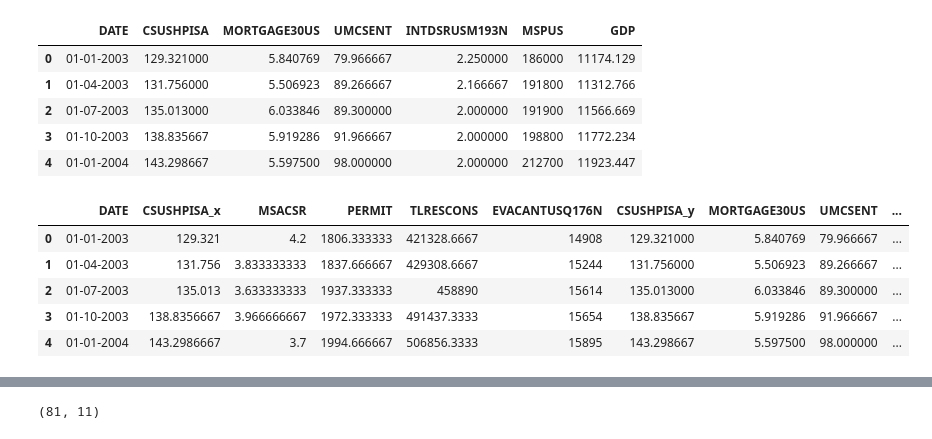
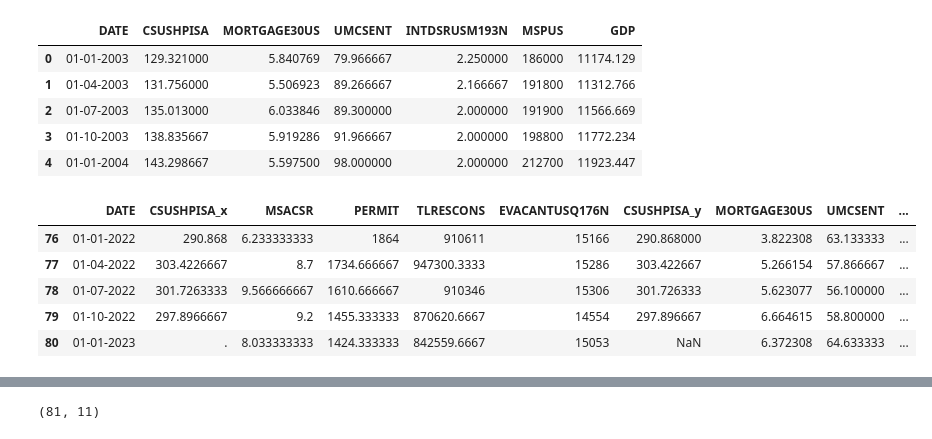
Before and after one commit to CptSasquatch/project-4, a Jupyter notebook: jason/us_housing.ipynb, the cells around one changed output, grey strips where cells are left out. Cells and saved outputs as stored; diff of their text form; code cells hidden in the pictures.

```diff
--- a/jason/us_housing.ipynb
+++ b/jason/us_housing.ipynb
@@ -40,14 +40,14 @@ demand_df.head()
 # %%
 # combine data
 combined_df = pd.merge(supply_df, demand_df, on="DATE")
-combined_df.head()
+combined_df.tail()
 # %% [output]
 |  | DATE | CSUSHPISA_x | MSACSR | PERMIT | TLRESCONS | EVACANTUSQ176N | CSUSHPISA_y | MORTGAGE30US | UMCSENT | ... |
-| 0 | 01-01-2003 | 129.321 | 4.2 | 1806.333333 | 421328.6667 | 14908 | 129.321000 | 5.840769 | 79.966667 | ... |
-| 1 | 01-04-2003 | 131.756 | 3.833333333 | 1837.666667 | 429308.6667 | 15244 | 131.756000 | 5.506923 | 89.266667 | ... |
-| 2 | 01-07-2003 | 135.013 | 3.633333333 | 1937.333333 | 458890 | 15614 | 135.013000 | 6.033846 | 89.300000 | ... |
-| 3 | 01-10-2003 | 138.8356667 | 3.966666667 | 1972.333333 | 491437.3333 | 15654 | 138.835667 | 5.919286 | 91.966667 | ... |
-| 4 | 01-01-2004 | 143.2986667 | 3.7 | 1994.666667 | 506856.3333 | 15895 | 143.298667 | 5.597500 | 98.000000 | ... |
+| 76 | 01-01-2022 | 290.868 | 6.233333333 | 1864 | 910611 | 15166 | 290.868000 | 3.822308 | 63.133333 | ... |
+| 77 | 01-04-2022 | 303.4226667 | 8.7 | 1734.666667 | 947300.3333 | 15286 | 303.422667 | 5.266154 | 57.866667 | ... |
+| 78 | 01-07-2022 | 301.7263333 | 9.566666667 | 1610.666667 | 910346 | 15306 | 301.726333 | 5.623077 | 56.100000 | ... |
+| 79 | 01-10-2022 | 297.8966667 | 9.2 | 1455.333333 | 870620.6667 | 14554 | 297.896667 | 6.664615 | 58.800000 | ... |
+| 80 | 01-01-2023 | . | 8.033333333 | 1424.333333 | 842559.6667 | 15053 | NaN | 6.372308 | 64.633333 | ... |
 # %%
 # rename CSUSHPISA_x to CSUSHPISA and drop CSUSHPISA_y
 combined_df = combined_df.rename(columns={"CSUSHPISA_x": "CSUSHPISA"})
```
Also changed, not shown: parts of 2 cells of this notebook, 4 other files.
